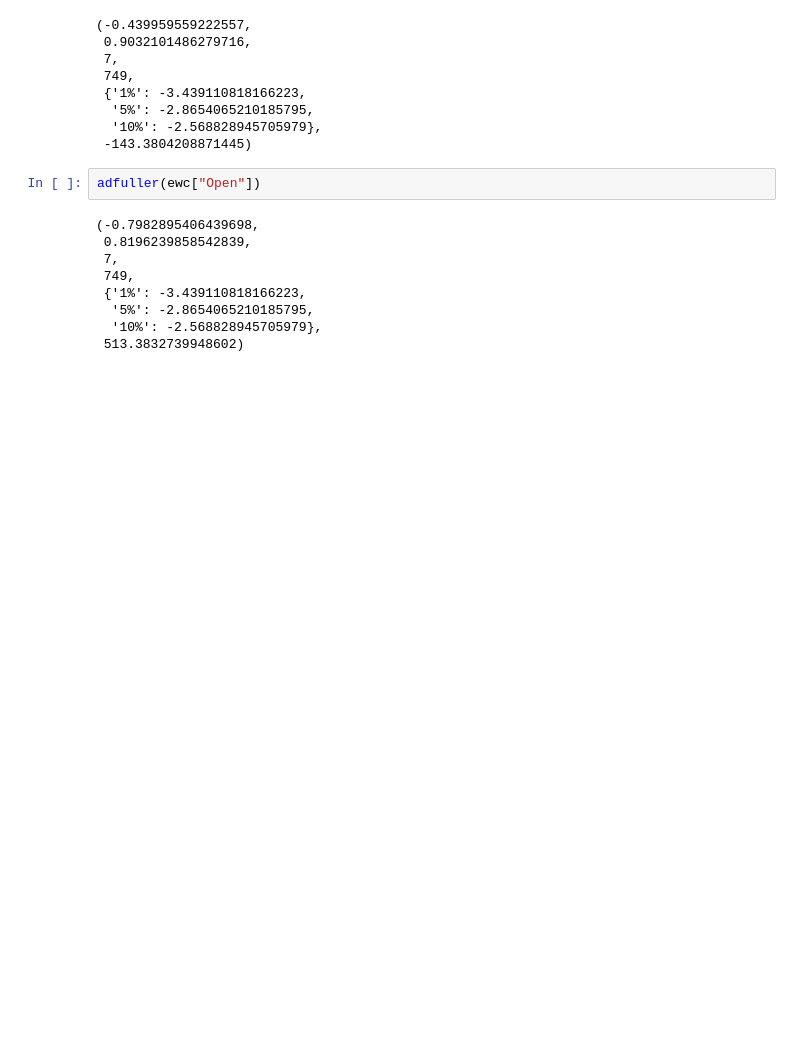
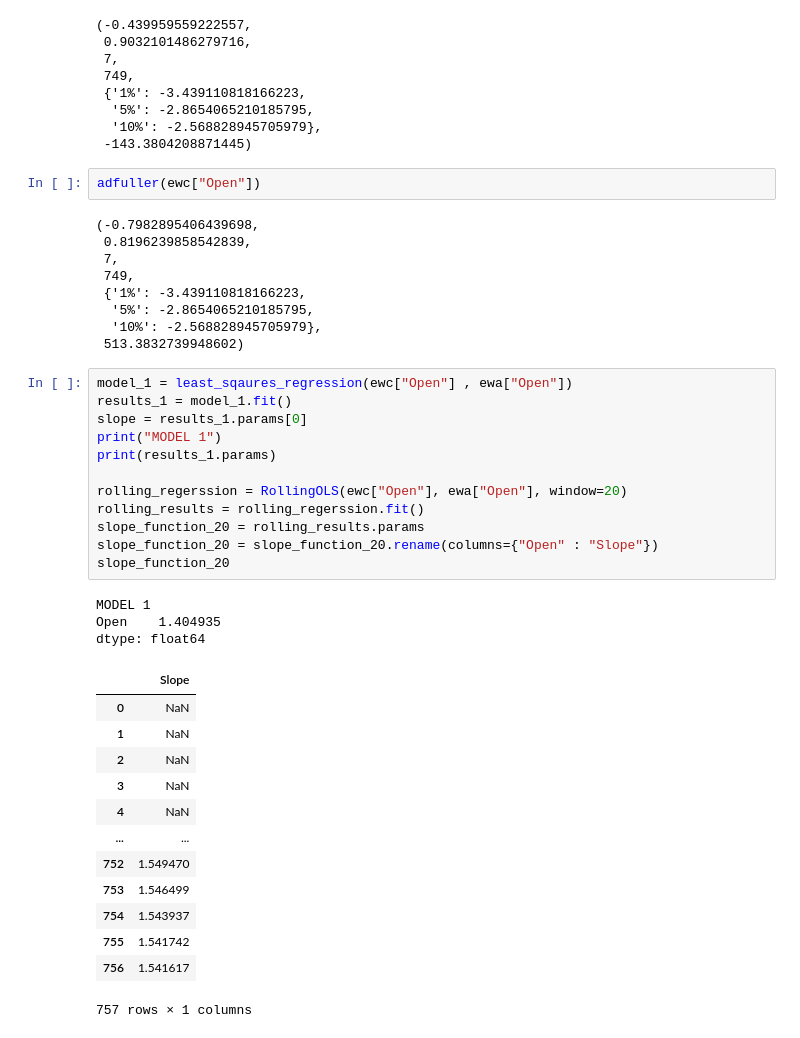
Before and after one commit to thekioskman/mean_reversion_strategies, a Jupyter notebook: images/image_generation.ipynb, the cells around one changed output. Cells and saved outputs as stored; diff of their text form; blank space fills up the shorter version.

```diff
--- a/images/image_generation.ipynb
+++ b/images/image_generation.ipynb
@@ -61,3 +62,32 @@ adfuller(ewc["Open"])
   '5%': -2.8654065210185795,
   '10%': -2.568828945705979},
  513.3832739948602)
+# %%
+model_1 = least_sqaures_regression(ewc["Open"] , ewa["Open"])
+results_1 = model_1.fit()
+slope = results_1.params[0]
+print("MODEL 1")
+print(results_1.params)
+
+rolling_regerssion = RollingOLS(ewc["Open"], ewa["Open"], window=20)
+rolling_results = rolling_regerssion.fit()
+slope_function_20 = rolling_results.params
+slope_function_20 = slope_function_20.rename(columns={"Open" : "Slope"})
+slope_function_20
+# %% [output]
+MODEL 1
+Open    1.404935
+dtype: float64
+|  | Slope |
+| 0 | NaN |
+| 1 | NaN |
+| 2 | NaN |
+| 3 | NaN |
+| 4 | NaN |
+| ... | ... |
+| 752 | 1.549470 |
+| 753 | 1.546499 |
+| 754 | 1.543937 |
+| 755 | 1.541742 |
+| 756 | 1.541617 |
+757 rows × 1 columns
```
Also changed, not shown: parts of 4 cells of this notebook, 5 other files.
